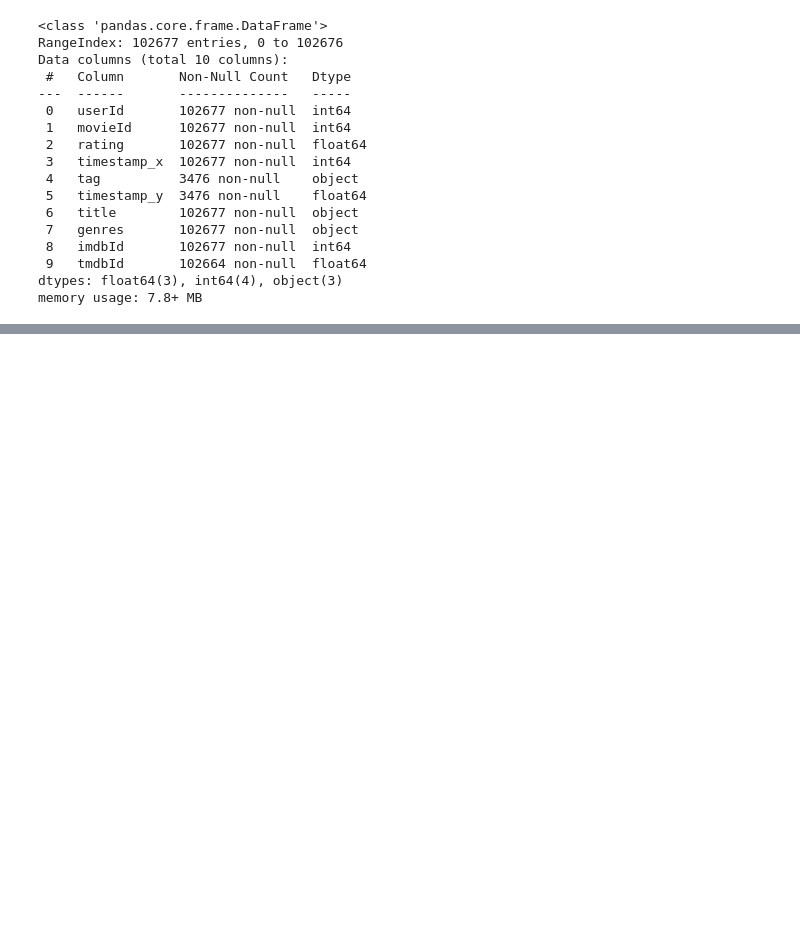
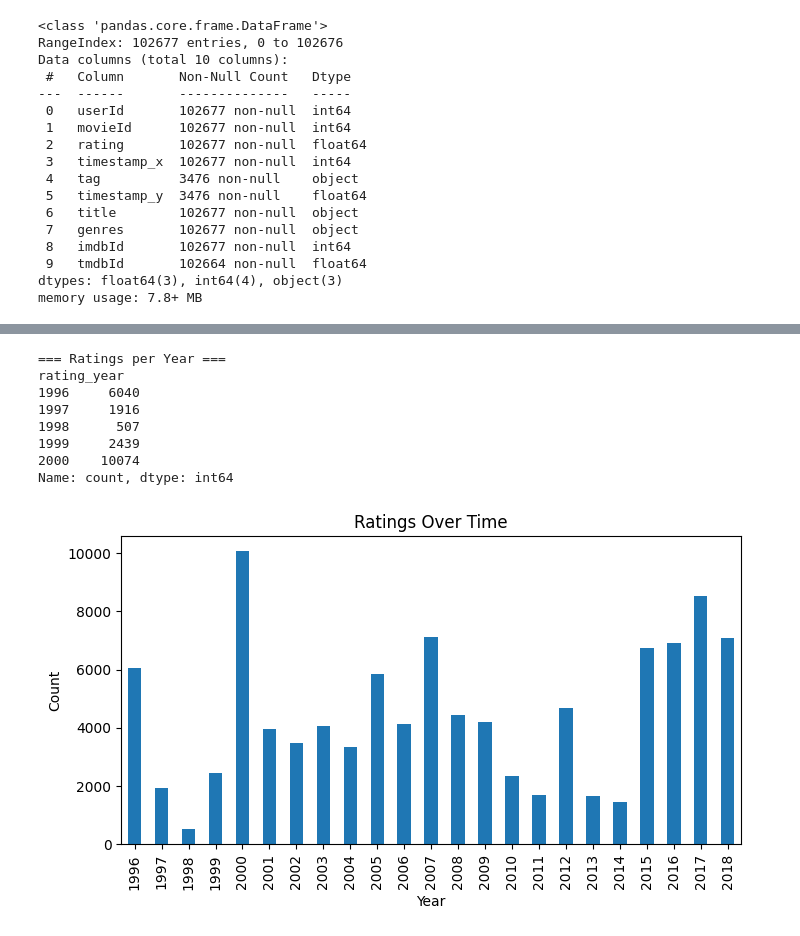
Before and after one commit to hildajerotich/Group-6-Phase-4-Project, a Jupyter notebook: project (3).ipynb, the cells around one changed output, grey strips where cells are left out. Cells and saved outputs as stored; diff of their text form; code cells hidden in the pictures; blank space fills up the shorter version.

```diff
--- a/project (3).ipynb
+++ b/project (3).ipynb
@@ -112,0 +162,24 @@ memory usage: 7.8+ MB
+# %%
+# rating timestamp analysis;if ratings show clear temporal trends, keep transformed year
+if 'rating_timestamp' in df_merged.columns:
+    df_merged['rating_timestamp'] = pd.to_datetime(df_merged['rating_timestamp'], unit='s', errors='coerce')
+    df_merged['rating_year'] = df_merged['rating_timestamp'].dt.year
+
+    print("\n=== Ratings per Year ===")
+    print(df_merged['rating_year'].value_counts().sort_index().head())
+
+    df_merged['rating_year'].value_counts().sort_index().plot(kind="bar", figsize=(8,4))
+    plt.title("Ratings Over Time")
+    plt.xlabel("Year")
+    plt.ylabel("Count")
+    plt.show()
+# %% [output]
+=== Ratings per Year ===
+rating_year
+1996     6040
+1997     1916
+1998      507
+1999     2439
+2000    10074
+Name: count, dtype: int64
+[figure, added]
```
Also changed, not shown: parts of 12 cells of this notebook.
